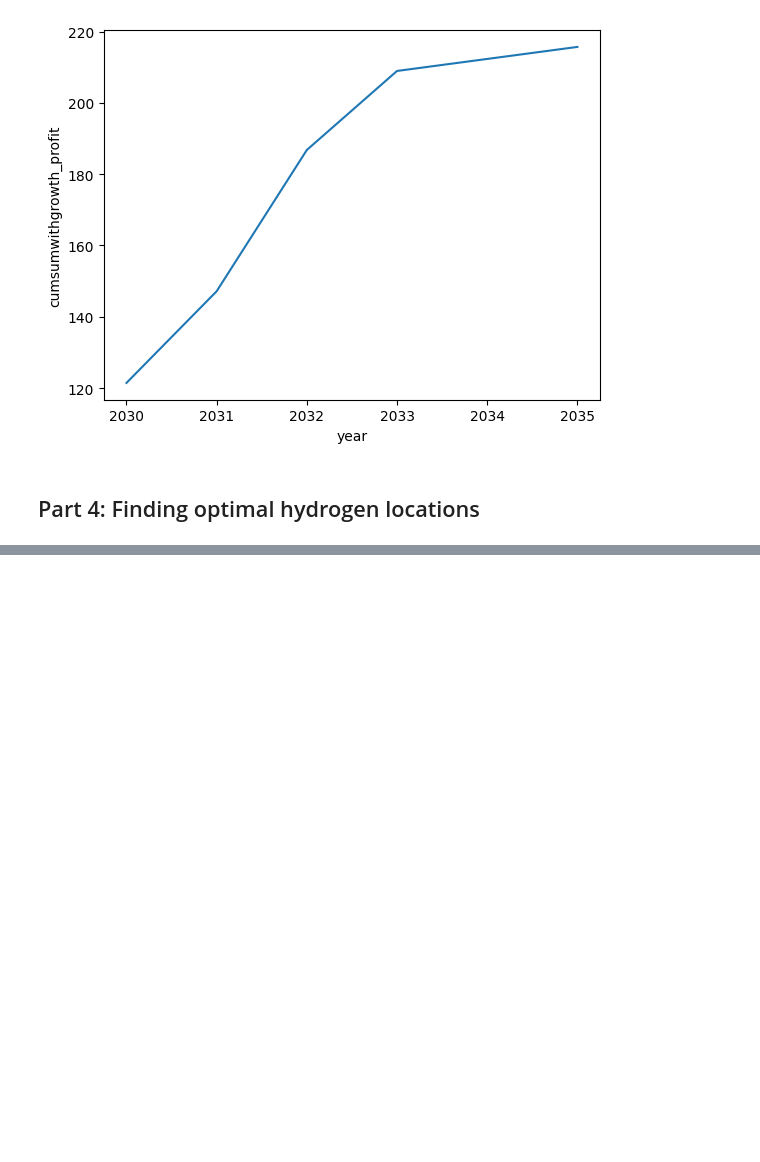
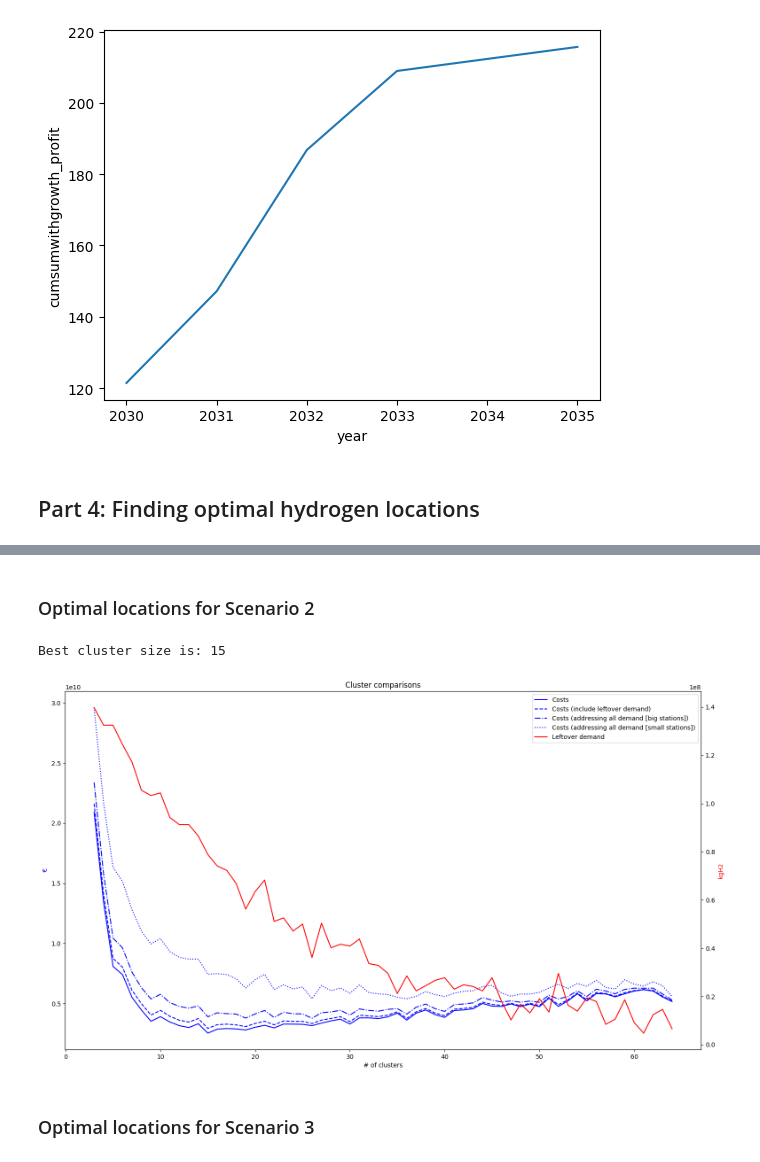
Before and after one commit to Hypatia-II/H2_stations_network, a Jupyter notebook: notebook.ipynb, the cells around one changed output, grey strips where cells are left out. Cells and saved outputs as stored; diff of their text form; code cells hidden in the pictures; blank space fills up the shorter version.

```diff
--- a/notebook.ipynb
+++ b/notebook.ipynb
@@ -417,0 +403,17 @@ plocator.visualize_best_cluster(locations)
+# %% [markdown]
+### Optimal locations for Scenario 2
+# %%
+final_points_scenario2['size'] = final_points_scenario2['size'].replace('', np.nan)
+final_points_scenario2 = final_points_scenario2.dropna(subset='size')
+final_points_scenario2['demand'] = np.where(final_points_scenario2['size'] == 'large',
+                                            4 * 365,
+                                            np.where(final_points_scenario2['size'] == 'medium',
+                                             2 * 365,
+                                             1 * 365))
+final_points_scenario2 = final_points_scenario2.rename(columns={'points': 0})
+# %%
+# Iterating over all cluster counts to find amount that would reduce costs the most
+plocator.visualize_best_cluster(final_points_scenario2, savefile='plot_scenario2.jpg')
+# %% [output]
+Best cluster size is: 15
+[figure, added]
@@ -417,0 +426,2 @@ plocator.visualize_best_cluster(locations)
+# %% [markdown]
+### Optimal locations for Scenario 3
```
Also changed, not shown: parts of 19 cells of this notebook, 1 other file.
